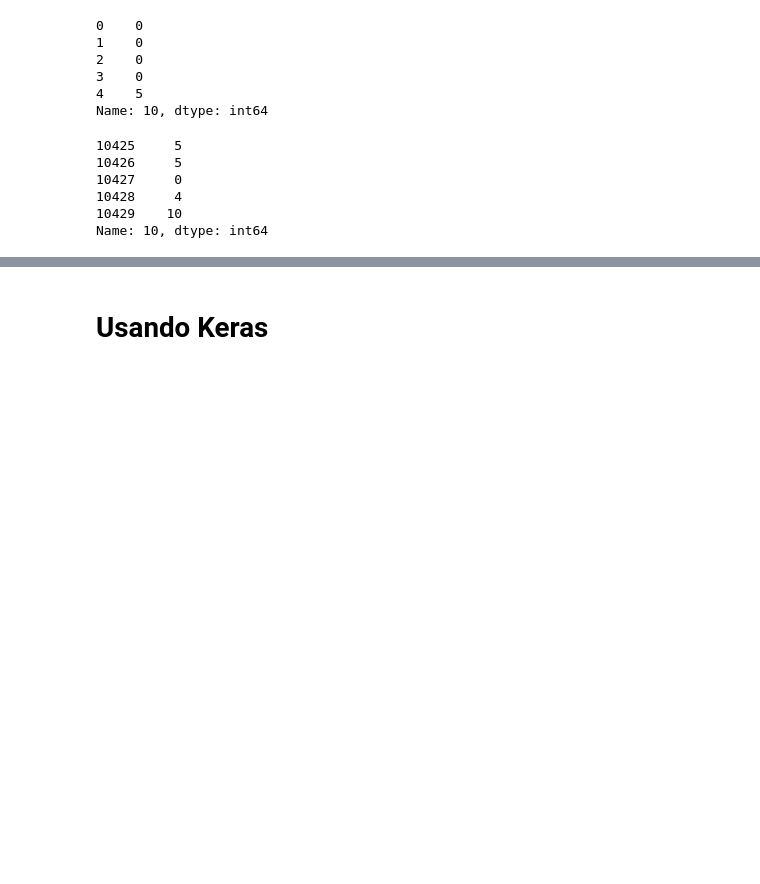
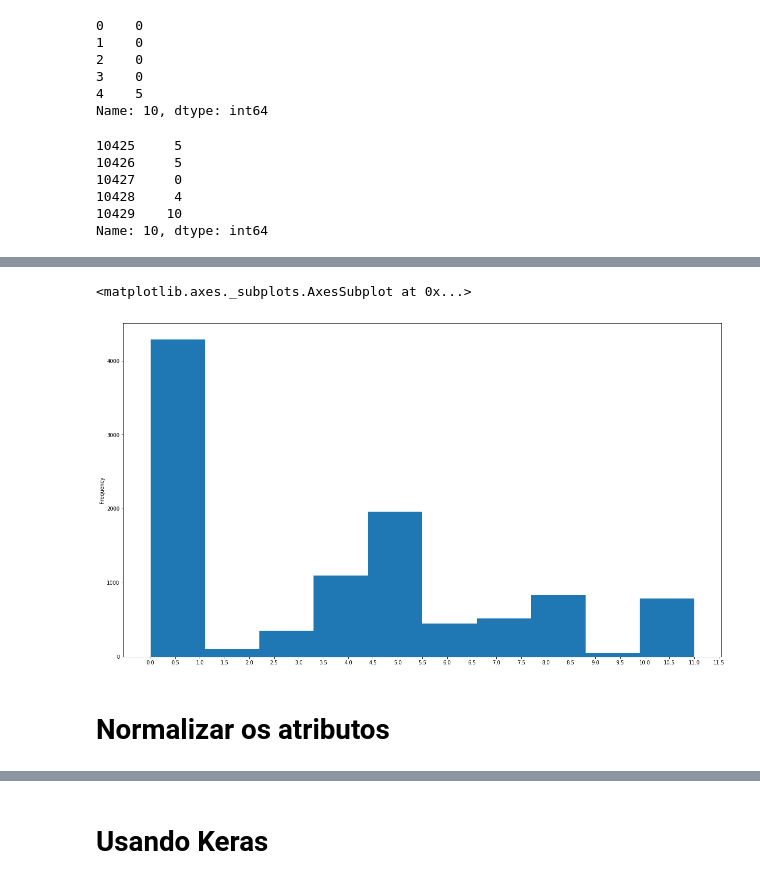
Before and after one commit to nathNath/provadeia, a Jupyter notebook: questaodois/Segunda questão.ipynb, the cells around one changed output, grey strips where cells are left out. Saved outputs shown, nothing was run; the diff lists cells and outputs as text; code cells hidden in the pictures; blank space fills up the shorter version.

```diff
--- a/questaodois/Segunda questão.ipynb
+++ b/questaodois/Segunda questão.ipynb
@@ -278,0 +275,7 @@ Name: 10, dtype: int64
+# %%
+dataset[10].plot(kind='hist',figsize=(21,12), xticks=[i/2 for i in range(24)])
+# %% [output]
+<matplotlib.axes._subplots.AxesSubplot at 0x...>
+[figure, added]
+# %% [markdown]
+# Normalizar os atributos
```
Also changed, not shown: parts of 35 cells of this notebook.
